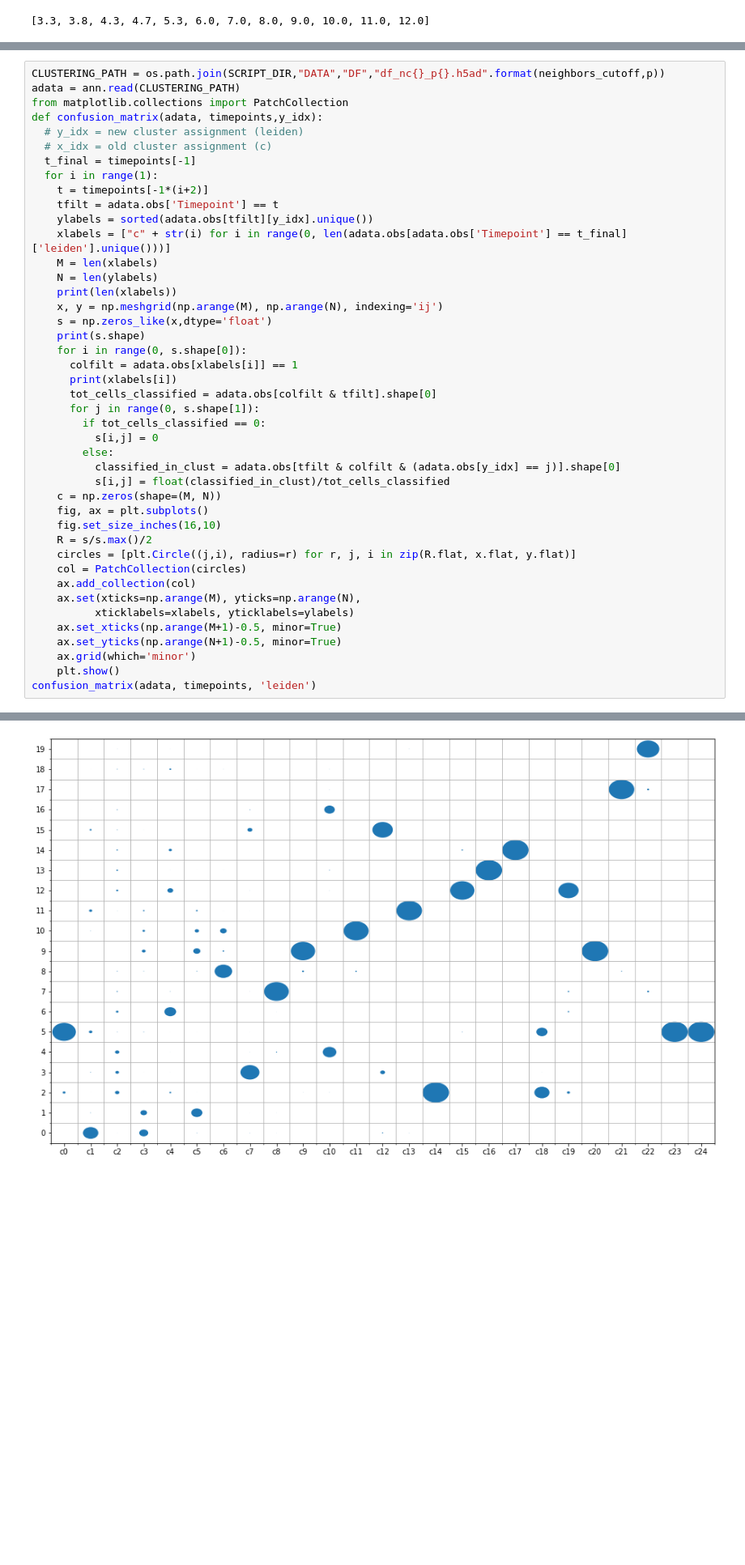
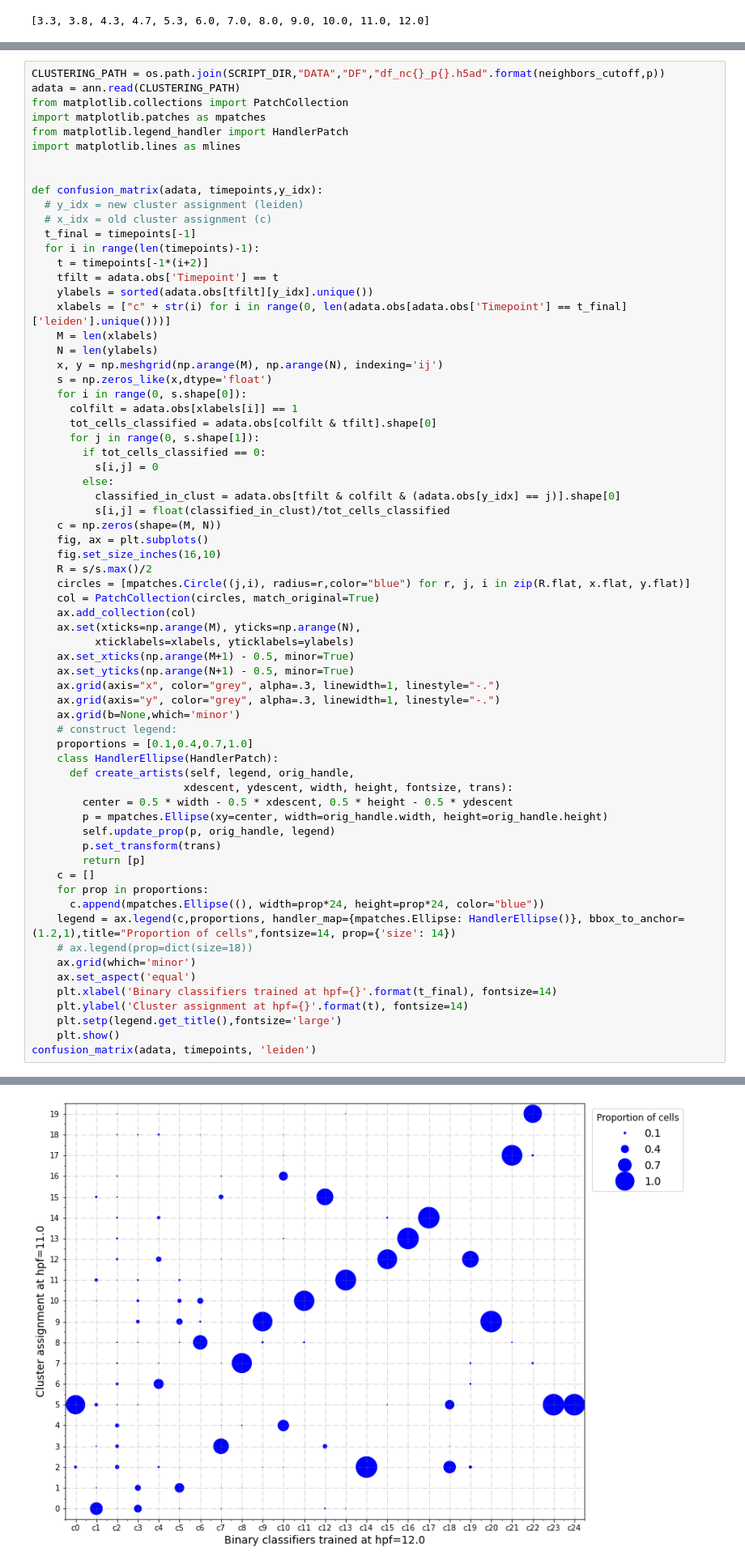
Before and after one commit to kushalnimkar/Zebrafish, a Jupyter notebook: Trajectory_Inference_(multiple_overlay).ipynb, the cells around one changed output, grey strips where cells are left out. Shown at 81% size. Cells and saved outputs as stored; diff of their text form; blank space fills up the shorter version.

```diff
--- a/Trajectory_Inference_(multiple_overlay).ipynb
+++ b/Trajectory_Inference_(multiple_overlay).ipynb
@@ -243,24 +245,26 @@ def compare_clustering(scm_ml, timepoints, clust_idx, prob=None, n_rows=8, n_col
 CLUSTERING_PATH = os.path.join(SCRIPT_DIR,"DATA","DF","df_nc{}_p{}.h5ad".format(neighbors_cutoff,p))
 adata = ann.read(CLUSTERING_PATH)
 from matplotlib.collections import PatchCollection
+import matplotlib.patches as mpatches
+from matplotlib.legend_handler import HandlerPatch
+import matplotlib.lines as mlines
+
+
 def confusion_matrix(adata, timepoints,y_idx):
   # y_idx = new cluster assignment (leiden)
   # x_idx = old cluster assignment (c)
   t_final = timepoints[-1]
-  for i in range(1):
+  for i in range(len(timepoints)-1):
     t = timepoints[-1*(i+2)]
     tfilt = adata.obs['Timepoint'] == t
     ylabels = sorted(adata.obs[tfilt][y_idx].unique())
     xlabels = ["c" + str(i) for i in range(0, len(adata.obs[adata.obs['Timepoint'] == t_final]['leiden'].unique()))]
     M = len(xlabels)
     N = len(ylabels)
-    print(len(xlabels))
     x, y = np.meshgrid(np.arange(M), np.arange(N), indexing='ij')
     s = np.zeros_like(x,dtype='float')
-    print(s.shape)
     for i in range(0, s.shape[0]):
       colfilt = adata.obs[xlabels[i]] == 1
-      print(xlabels[i])
       tot_cells_classified = adata.obs[colfilt & tfilt].shape[0]
       for j in range(0, s.shape[1]):
         if tot_cells_classified == 0:
@@ -272,14 +276,36 @@ def confusion_matrix(adata, timepoints,y_idx):
     fig, ax = plt.subplots()
     fig.set_size_inches(16,10)
     R = s/s.max()/2
-    circles = [plt.Circle((j,i), radius=r) for r, j, i in zip(R.flat, x.flat, y.flat)]
-    col = PatchCollection(circles)
+    circles = [mpatches.Circle((j,i), radius=r,color="blue") for r, j, i in zip(R.flat, x.flat, y.flat)]
+    col = PatchCollection(circles, match_original=True)
     ax.add_collection(col)
     ax.set(xticks=np.arange(M), yticks=np.arange(N),
           xticklabels=xlabels, yticklabels=ylabels)
-    ax.set_xticks(np.arange(M+1)-0.5, minor=True)
-    ax.set_yticks(np.arange(N+1)-0.5, minor=True)
+    ax.set_xticks(np.arange(M+1) - 0.5, minor=True)
+    ax.set_yticks(np.arange(N+1) - 0.5, minor=True)
+    ax.grid(axis="x", color="grey", alpha=.3, linewidth=1, linestyle="-.")
+    ax.grid(axis="y", color="grey", alpha=.3, linewidth=1, linestyle="-.")
+    ax.grid(b=None,which='minor')
+    # construct legend:
+    proportions = [0.1,0.4,0.7,1.0]
+    class HandlerEllipse(HandlerPatch):
+      def create_artists(self, legend, orig_handle,
+                        xdescent, ydescent, width, height, fontsize, trans):
+        center = 0.5 * width - 0.5 * xdescent, 0.5 * height - 0.5 * ydescent
+        p = mpatches.Ellipse(xy=center, width=orig_handle.width, height=orig_handle.height)
+        self.update_prop(p, orig_handle, legend)
+        p.set_transform(trans)
+        return [p]
+    c = []
+    for prop in proportions:
+      c.append(mpatches.Ellipse((), width=prop*24, height=prop*24, color="blue"))
+    legend = ax.legend(c,proportions, handler_map={mpatches.Ellipse: HandlerEllipse()}, bbox_to_anchor=(1.2,1),title="Proportion of cells",fontsize=14, prop={'size': 14})
+    # ax.legend(prop=dict(size=18))
     ax.grid(which='minor')
+    ax.set_aspect('equal')
+    plt.xlabel('Binary classifiers trained at hpf={}'.format(t_final), fontsize=14)
+    plt.ylabel('Cluster assignment at hpf={}'.format(t), fontsize=14)
+    plt.setp(legend.get_title(),fontsize='large')
     plt.show()
 confusion_matrix(adata, timepoints, 'leiden')
 # %% [output]
@@ -303 +312 @@ c24
-[figure, old version]
+[figure, new version]
```
Also changed, not shown: parts of 5 cells of this notebook.
